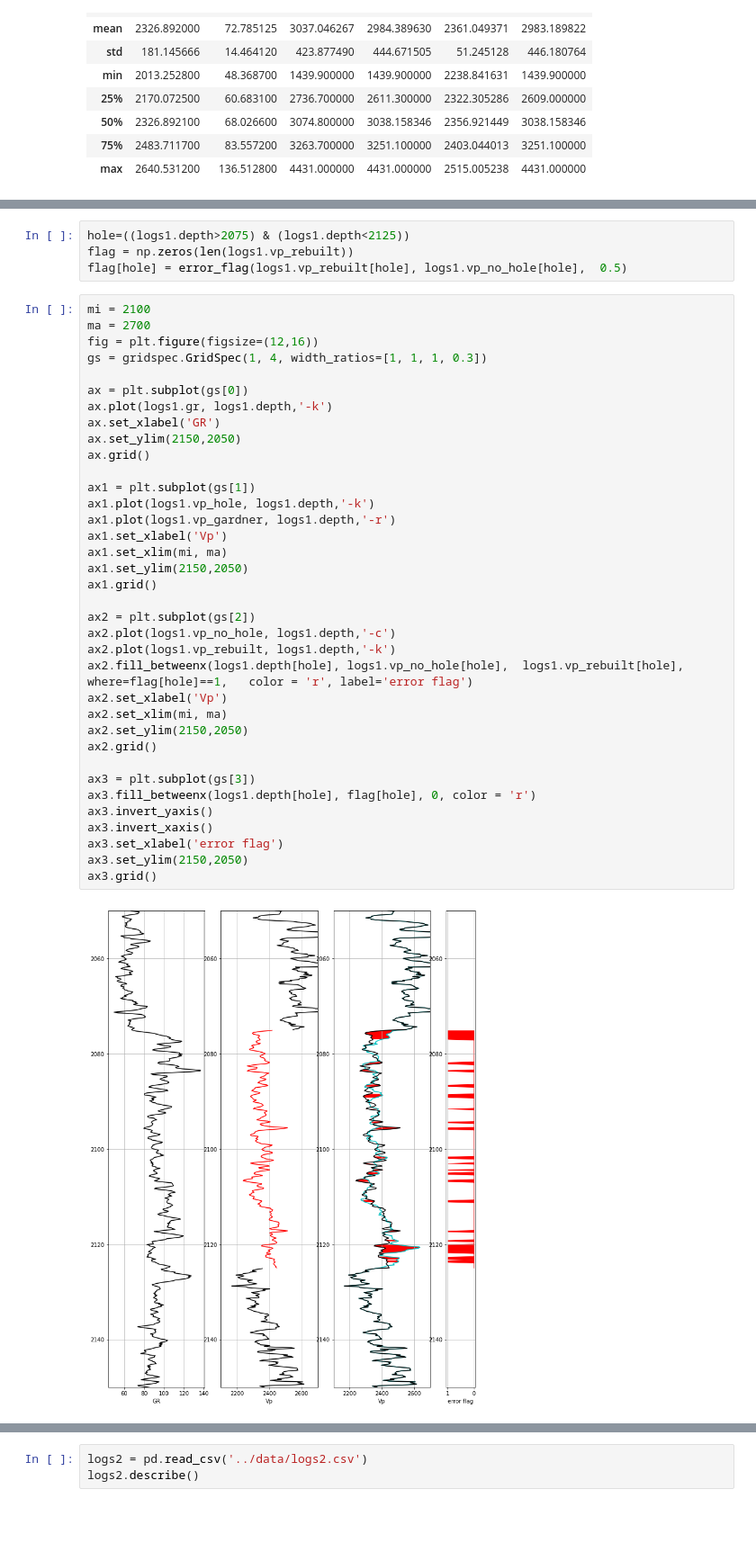
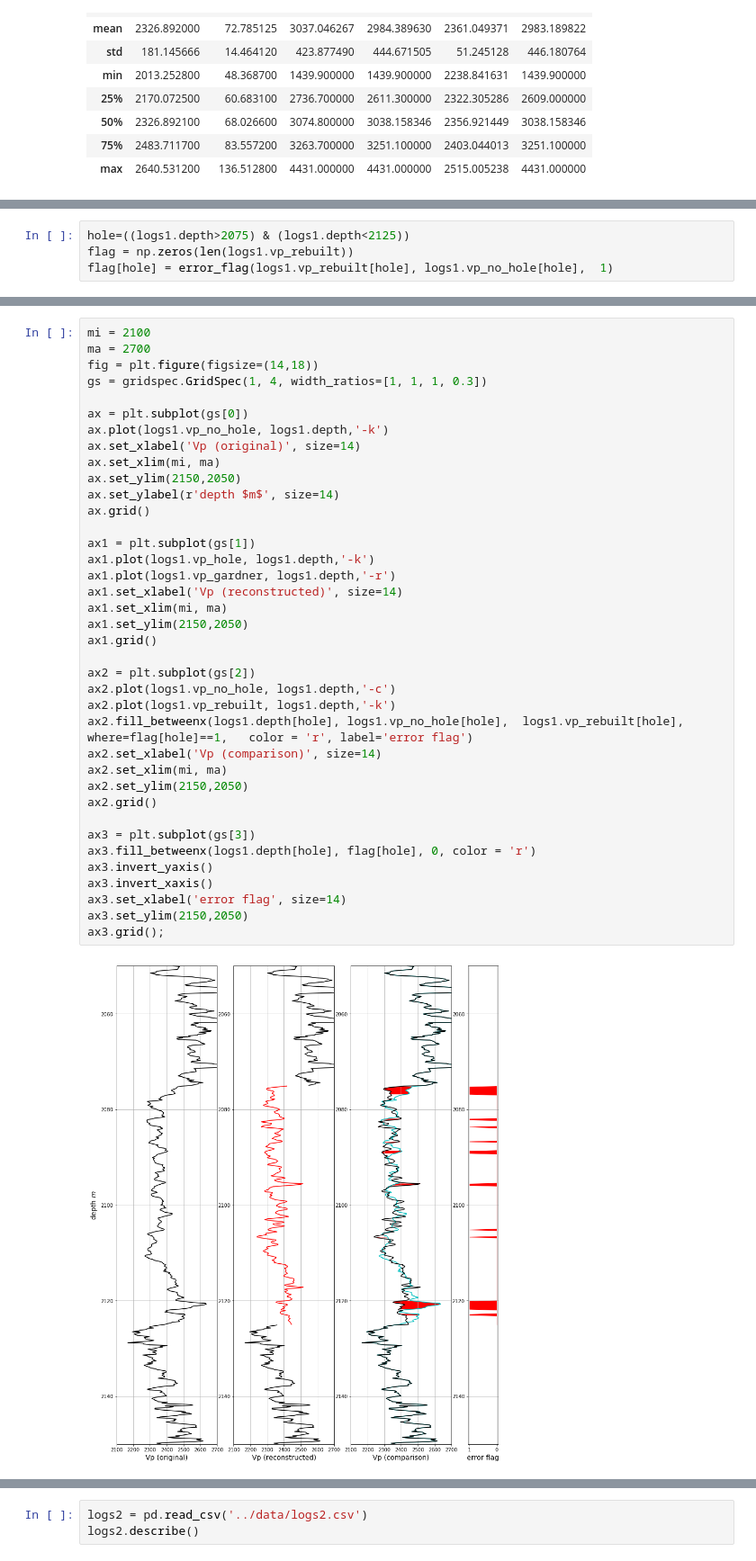
Before and after one commit to agilescientific/in-bruges, a Jupyter notebook: notebooks/Error_flag_demo.ipynb, the cells around one changed output, grey strips where cells are left out. Shown at 90% size. Drawn from its saved outputs; the diff is of its cells as text; blank space fills up the shorter version.

Commit message:
Added third example for error flag notebook

```diff
--- a/notebooks/Error_flag_demo.ipynb
+++ b/notebooks/Error_flag_demo.ipynb
@@ -99 +76,5 @@ plt.suptitle('Reconstruction of velocity log through Inverse Gardner fit', fonts
+# %%
+hole=((logs1.depth>2075) & (logs1.depth<2125))
+flag = np.zeros(len(logs1.vp_rebuilt))
+flag[hole] = error_flag(logs1.vp_rebuilt[hole], logs1.vp_no_hole[hole],  1)
 # %% [markdown]
@@ -101,42 +84,40 @@ In the figure above, reproduced from Alessandro's notebook, the velocity log wit
-# %%
-hole=((logs1.depth>2075) & (logs1.depth<2125))
-flag = np.zeros(len(logs1.vp_rebuilt))
-flag[hole] = error_flag(logs1.vp_rebuilt[hole], logs1.vp_no_hole[hole],  0.5)
 # %%
 mi = 2100
 ma = 2700
-fig = plt.figure(figsize=(12,16))
+fig = plt.figure(figsize=(14,18))
 gs = gridspec.GridSpec(1, 4, width_ratios=[1, 1, 1, 0.3])
 
 ax = plt.subplot(gs[0])
-ax.plot(logs1.gr, logs1.depth,'-k')
-ax.set_xlabel('GR')
+ax.plot(logs1.vp_no_hole, logs1.depth,'-k')
+ax.set_xlabel('Vp (original)', size=14)
+ax.set_xlim(mi, ma)
 ax.set_ylim(2150,2050)
+ax.set_ylabel(r'depth $m$', size=14)
 ax.grid()
 
 ax1 = plt.subplot(gs[1])
 ax1.plot(logs1.vp_hole, logs1.depth,'-k')
 ax1.plot(logs1.vp_gardner, logs1.depth,'-r')
-ax1.set_xlabel('Vp')
+ax1.set_xlabel('Vp (reconstructed)', size=14)
 ax1.set_xlim(mi, ma)
 ax1.set_ylim(2150,2050)
 ax1.grid()
 
 ax2 = plt.subplot(gs[2])
 ax2.plot(logs1.vp_no_hole, logs1.depth,'-c')
 ax2.plot(logs1.vp_rebuilt, logs1.depth,'-k')
 ax2.fill_betweenx(logs1.depth[hole], logs1.vp_no_hole[hole],  logs1.vp_rebuilt[hole], where=flag[hole]==1,   color = 'r', label='error flag')
-ax2.set_xlabel('Vp')
+ax2.set_xlabel('Vp (comparison)', size=14)
 ax2.set_xlim(mi, ma)
 ax2.set_ylim(2150,2050)
 ax2.grid()
 
 ax3 = plt.subplot(gs[3])
 ax3.fill_betweenx(logs1.depth[hole], flag[hole], 0, color = 'r')
 ax3.invert_yaxis()
 ax3.invert_xaxis()
-ax3.set_xlabel('error flag')
+ax3.set_xlabel('error flag', size=14)
 ax3.set_ylim(2150,2050)
-ax3.grid()
+ax3.grid();
 # %% [output]
-[figure, old version]
+[figure, new version]
```
Also changed, not shown: parts of 38 cells of this notebook, 6 other files.
